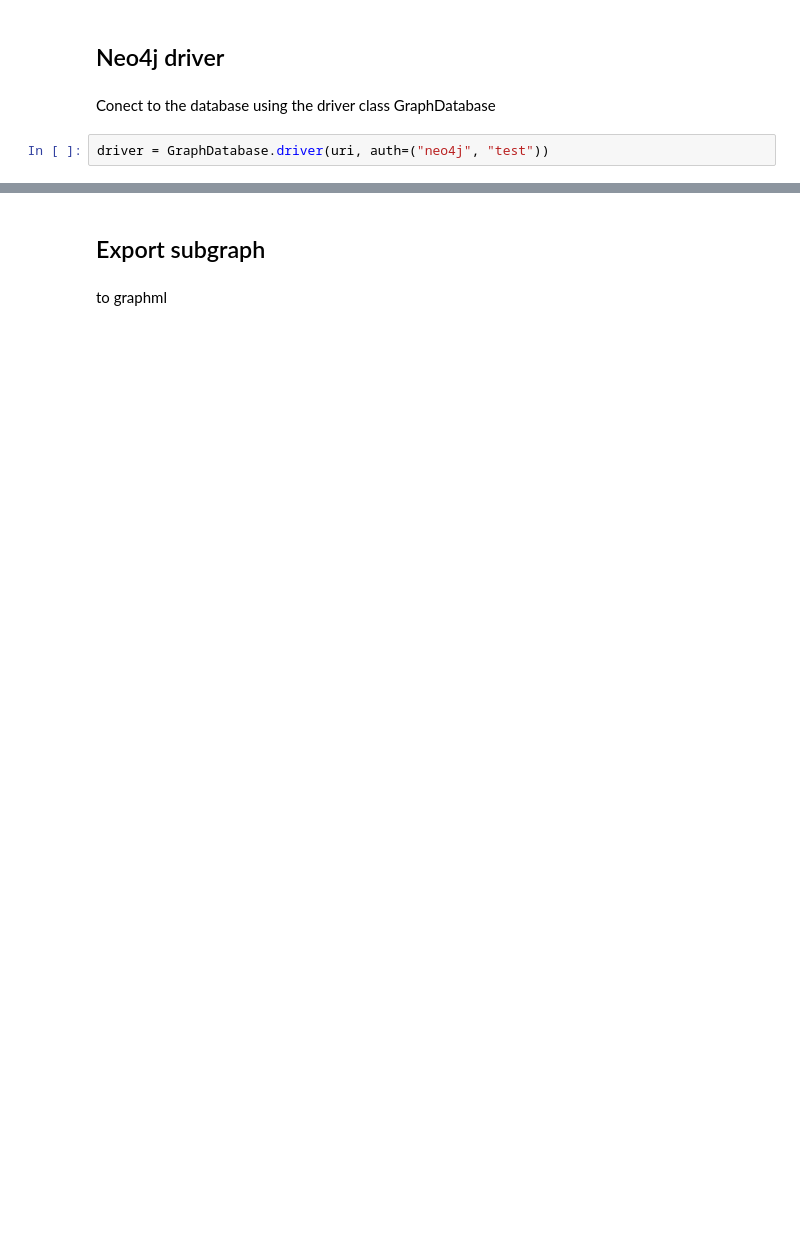
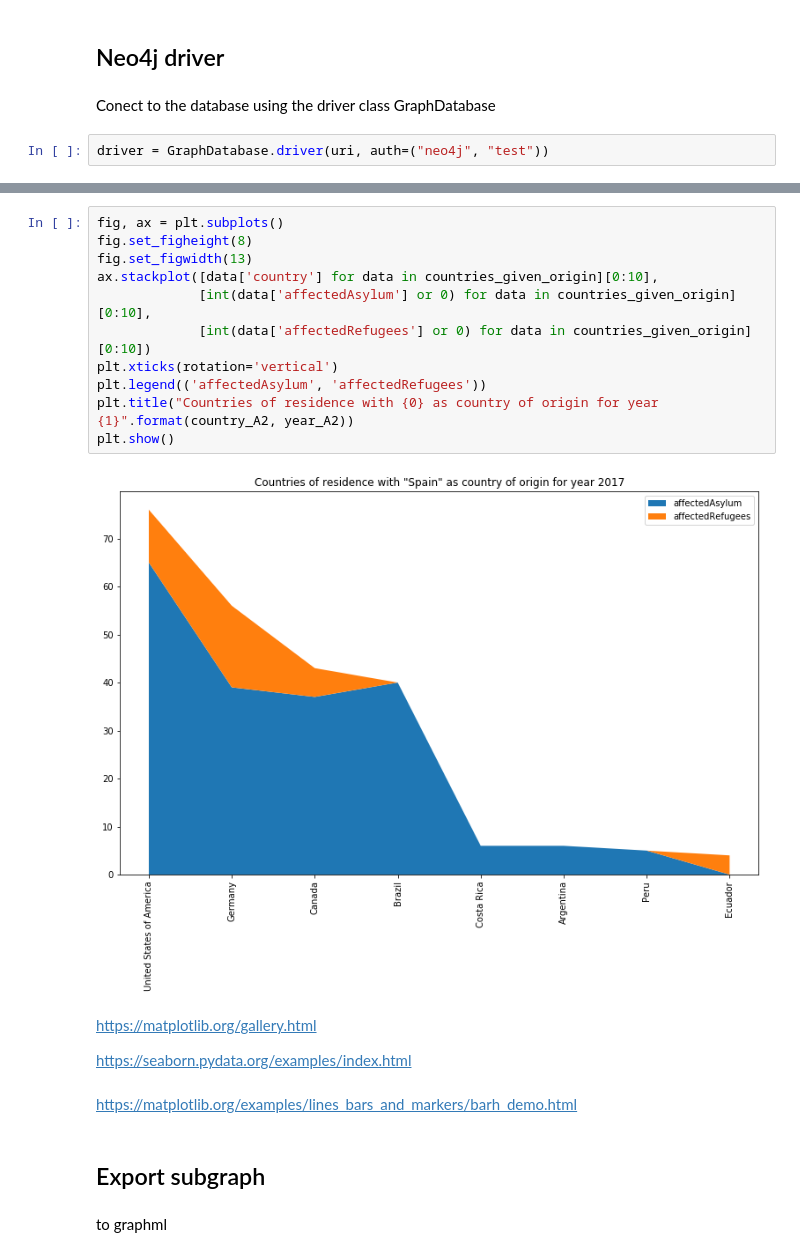
Before and after one commit to CandelaV/UNHCRs_population_of_concern_HDX, a Jupyter notebook: notebooks/c_data_analysis_with_python_and_neo4j_RESIDE_IN.ipynb, the cells around one changed output, grey strips where cells are left out. Drawn from its saved outputs; the diff is of its cells as text; blank space fills up the shorter version.

```diff
--- a/notebooks/c_data_analysis_with_python_and_neo4j_RESIDE_IN.ipynb
+++ b/notebooks/c_data_analysis_with_python_and_neo4j_RESIDE_IN.ipynb
@@ -192,3 +285,22 @@ with driver.session() as session:
+# %%
+fig, ax = plt.subplots()
+fig.set_figheight(8)
+fig.set_figwidth(13)
+ax.stackplot([data['country'] for data in countries_given_origin][0:10],
+             [int(data['affectedAsylum'] or 0) for data in countries_given_origin][0:10],
+             [int(data['affectedRefugees'] or 0) for data in countries_given_origin][0:10])
+plt.xticks(rotation='vertical')
+plt.legend(('affectedAsylum', 'affectedRefugees'))
+plt.title("Countries of residence with {0} as country of origin for year {1}".format(country_A2, year_A2))
+plt.show()
+# %% [output]
+[figure, added]
+# %% [markdown]
+https://matplotlib.org/gallery.html
+
+https://seaborn.pydata.org/examples/index.html
+# %% [markdown]
+https://matplotlib.org/examples/lines_bars_and_markers/barh_demo.html
 # %% [markdown]
 ## Export subgraph
 # %% [markdown]
```
Also changed, not shown: parts of 53 cells of this notebook.
